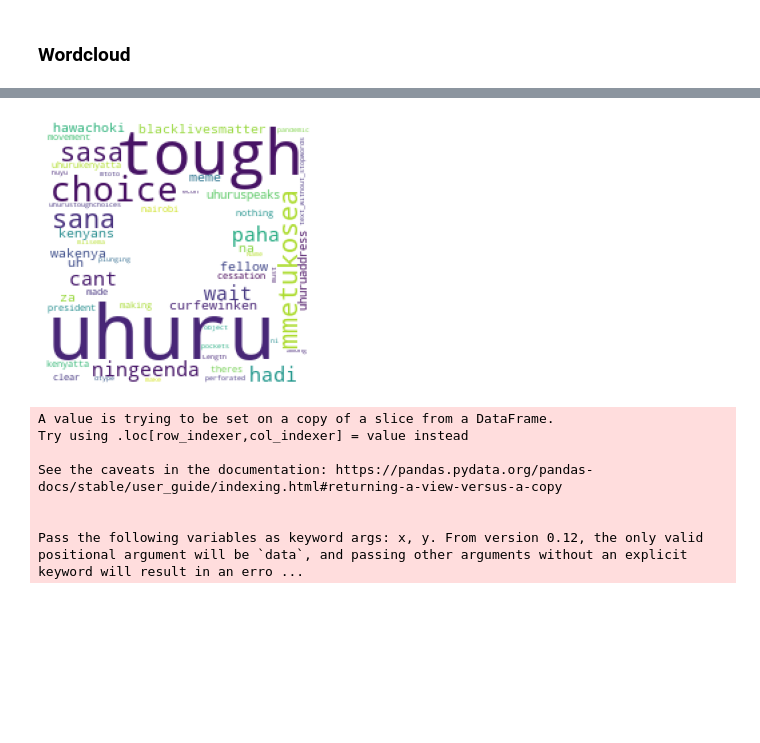
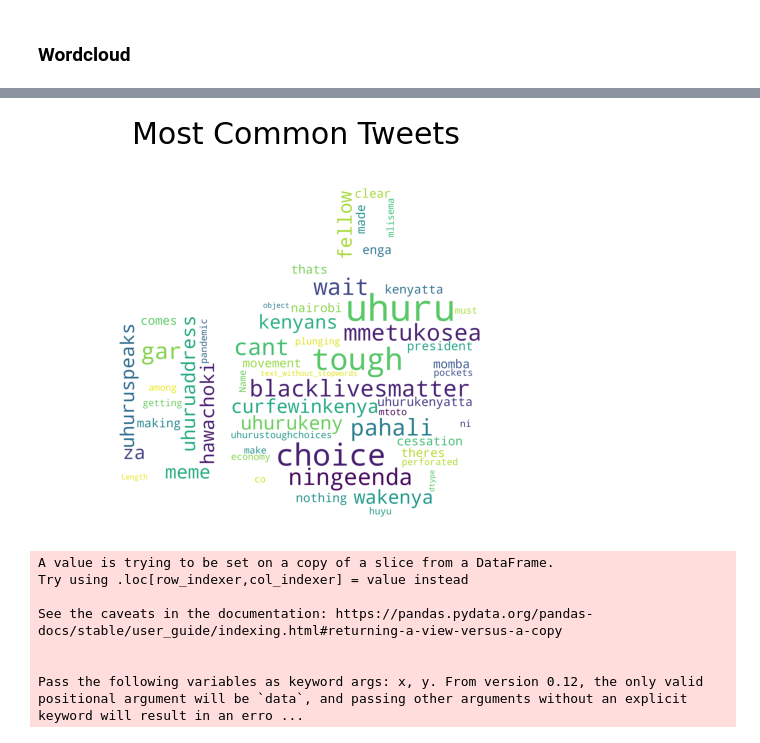
Before and after one commit to Grivine-19/Coronavirus-Sentiment-Analysis-Kenya, a Jupyter notebook: nairobi_county.ipynb, the cells around one changed output, grey strips where cells are left out. Saved outputs shown, nothing was run; the diff lists cells and outputs as text; code cells hidden in the pictures; blank space fills up the shorter version.

Commit message:
created wordcloud

```diff
--- a/nairobi_county.ipynb
+++ b/nairobi_county.ipynb
@@ -287,28 +263,38 @@ Requirement already satisfied: numpy in /usr/local/lib/python3.7/dist-packages (
-# %%
-#import imageio
-from wordcloud import WordCloud, STOPWORDS
-from nltk.corpus import stopwords
-
-#twitter_mask = imageio.imread('/content/gdrive/My Drive/Coronavirus_Tweets/twiter.png')
-
-stopwords = set(STOPWORDS)
-more_stopwords = {'sana', 'na', 'sasa', 'za', 'uh'}
-stopwords = stopwords.union(more_stopwords)
-wordcloud = WordCloud(
-                      stopwords=STOPWORDS,
-                      background_color='white',
-                      width=1800,
-                      height=1400,
-                      mask=twitter_mask
-            ).generate(str(nairobi_df2['text_without_stopwords'].dropna()))
-
-plt.imshow(wordcloud)
-plt.axis("off")
-plt.savefig('/content/gdrive/My Drive/Coronavirus_Tweets/my_twitter_wordcloud.png', dpi=300)
-plt.tight_layout()
-plt.show()
-# %% [output]
-[figure, removed]
+# %%
+def plot_wordcloud(text, mask=None, max_words=500, max_font_size=100, figure_size=(14.0,6.0), color = 'white',
+                   title = None, title_size=40, image_color=False):
+    stopwords = set(STOPWORDS)
+    more_stopwords = {'sasa', "wa", 'wa', 'sana', 'hadi', 'na'}
+    stopwords = stopwords.union(more_stopwords)
+
+    wordcloud = WordCloud(background_color=color,
+                    stopwords = stopwords,
+                    max_words = max_words,
+                    max_font_size = max_font_size,
+                    random_state = 42,
+                    width=400,
+                    height=200,
+                    mask = mask)
+    wordcloud.generate(str(text))
+
+    plt.figure(figsize=figure_size)
+    if image_color:
+        image_colors = ImageColorGenerator(mask);
+        plt.imshow(wordcloud.recolor(color_func=image_colors), interpolation="bilinear");
+        plt.title(title, fontdict={'size': title_size,
+                                  'verticalalignment': 'bottom'})
+    else:
+        plt.imshow(wordcloud);
+        plt.title(title, fontdict={'size': title_size, 'color': 'black',
+                                  'verticalalignment': 'bottom'})
+    plt.axis('off');
+    plt.tight_layout()
+d = '/content/gdrive/My Drive/Coronavirus_Tweets/'
+# %%
+pos_mask = np.array(Image.open(d+ 'upvote.png'))
+plot_wordcloud(nairobi_df2.text_without_stopwords,mask=pos_mask,color='white',max_font_size=300,title_size=30,title="Most Common Tweets")
+# %% [output]
+[figure, added]
 # %%
 #The number of tweets according to dates
 
```
Also changed, not shown: parts of 6 cells of this notebook.
